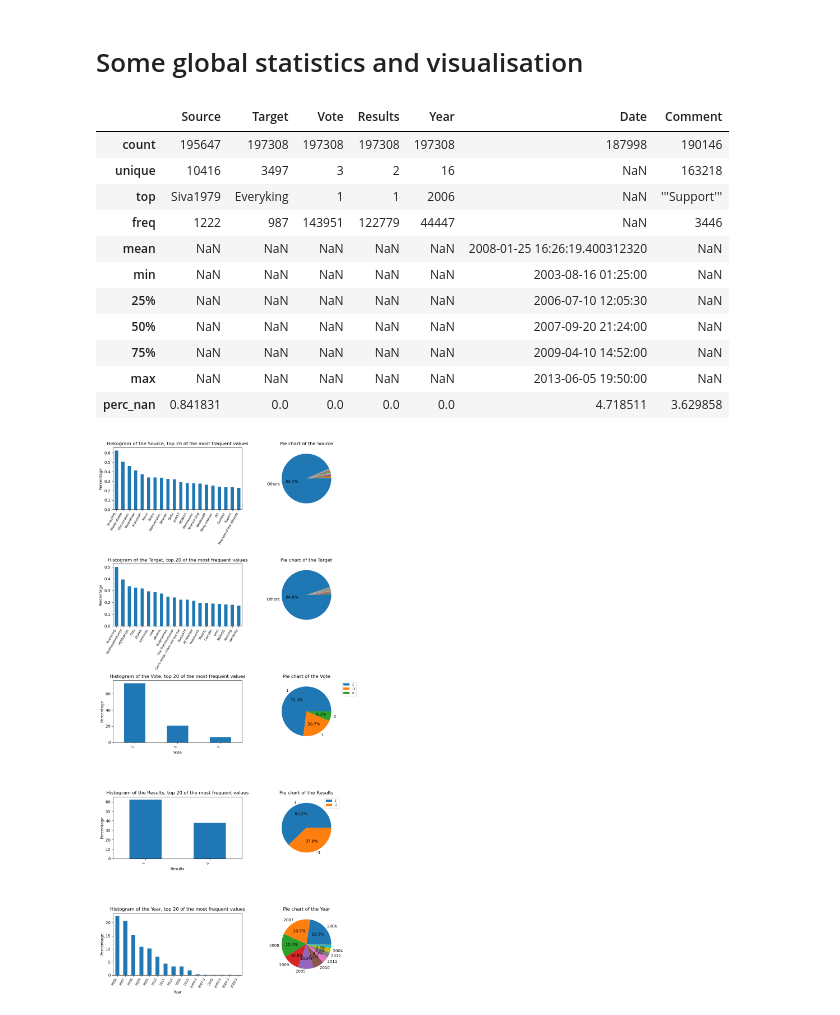
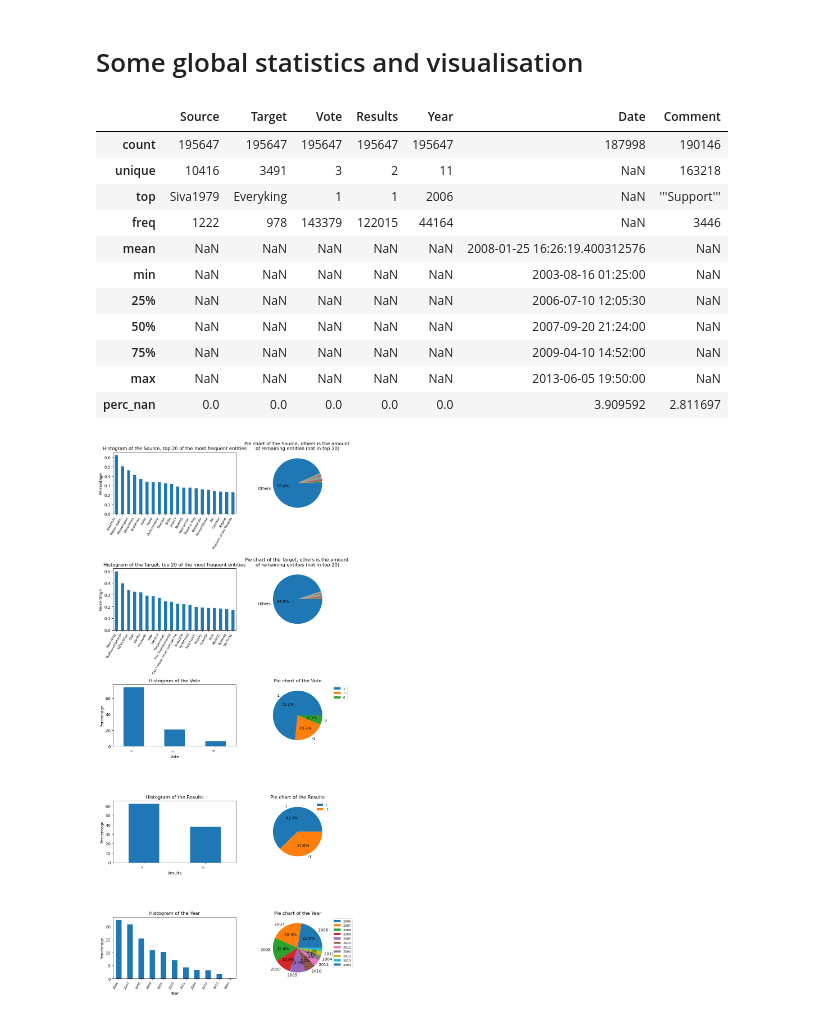
Before and after one commit to epfl-ada/ada-2023-project-abracadabra, a Jupyter notebook: data_handling.ipynb, the cells around one changed output. Saved outputs shown, nothing was run; the diff lists cells and outputs as text; code cells hidden in the pictures.

Commit message:
data_handling corrected with visualisation of strings and good title etc

```diff
--- a/data_handling.ipynb
+++ b/data_handling.ipynb
@@ -146,9 +146,9 @@ df = df.drop(duplicates.index)
 
 # Deal with duplicates that have different results
 perc_vote = (duplicates.groupby(['Target', 'Year']).Vote.value_counts(normalize=True) * 100).unstack(level='Vote')
-perc_vote['Result'] = perc_vote.apply(lambda x: 1 if x['1'] >= 70 else -1, axis=1, result_type='reduce')
+perc_vote['Result'] = perc_vote.apply(lambda x: '1' if x['1'] >= 70 else '-1', axis=1, result_type='reduce')
 # Replace results in duplicates with results in perc_vote
-duplicates['Results'] = duplicates.apply(lambda x: perc_vote.loc[(x['Target'], x['Year'])]['Result'].astype(int), axis=1)
+duplicates['Results'] = duplicates.apply(lambda x: perc_vote.loc[(x['Target'], x['Year'])]['Result'], axis=1)
 
 
 # Deal with duplicates that have different years
@@ -156,7 +156,7 @@ correct_year = pd.DataFrame({'Year': duplicates.Date.dt.year, 'Target': duplicat
 # Replace nan values in Year with most common year for each Target (some Dates are missing)
 correct_year.Year = correct_year.groupby('Target').Year.transform(lambda x: x.fillna(x.mode()[0]))
 # Replace years in duplicates with years in correct_year
-duplicates = duplicates.drop(columns='Year').join(correct_year.Year)
+duplicates = duplicates.drop(columns='Year').join(correct_year.Year.astype(int).astype(str))
 
 # Drop the duplicate rows
 duplicates.drop_duplicates(keep='first', inplace=True)
@@ -196,17 +187,17 @@ stats.loc['perc_nan'] = (1 - stats.loc['count'] / len(df)) * 100
 stats
 # %% [output]
 |  | Source | Target | Vote | Results | Year | Date | Comment |
-| count | 195647 | 197308 | 197308 | 197308 | 197308 | 187998 | 190146 |
-| unique | 10416 | 3497 | 3 | 2 | 16 | NaN | 163218 |
+| count | 195647 | 195647 | 195647 | 195647 | 195647 | 187998 | 190146 |
+| unique | 10416 | 3491 | 3 | 2 | 11 | NaN | 163218 |
 | top | Siva1979 | Everyking | 1 | 1 | 2006 | NaN | '''Support''' |
-| freq | 1222 | 987 | 143951 | 122779 | 44447 | NaN | 3446 |
-| mean | NaN | NaN | NaN | NaN | NaN | 2008-01-25 16:26:19.400312320 | NaN |
+| freq | 1222 | 978 | 143379 | 122015 | 44164 | NaN | 3446 |
+| mean | NaN | NaN | NaN | NaN | NaN | 2008-01-25 16:26:19.400312576 | NaN |
 | min | NaN | NaN | NaN | NaN | NaN | 2003-08-16 01:25:00 | NaN |
 | 25% | NaN | NaN | NaN | NaN | NaN | 2006-07-10 12:05:30 | NaN |
 | 50% | NaN | NaN | NaN | NaN | NaN | 2007-09-20 21:24:00 | NaN |
 | 75% | NaN | NaN | NaN | NaN | NaN | 2009-04-10 14:52:00 | NaN |
 | max | NaN | NaN | NaN | NaN | NaN | 2013-06-05 19:50:00 | NaN |
-| perc_nan | 0.841831 | 0.0 | 0.0 | 0.0 | 0.0 | 4.718511 | 3.629858 |
+| perc_nan | 0.0 | 0.0 | 0.0 | 0.0 | 0.0 | 3.909592 | 2.811697 |
 # %%
 warnings.filterwarnings('ignore')
 categorical_cols = ['Source', 'Target']
@@ -222,35 +213,38 @@ for i, col in enumerate(all_cols):
         top_n = pd.Series(data[col].value_counts().iloc[:n_top])
         others = pd.Series(data[col].value_counts().iloc[n_top:].sum(), index=['Others'])
         value_counts = pd.concat([top_n, others])
-        title_extension = 'Histogram of the ' + col + ', top ' + str(n_top) + ' of the most frequent values'
+        title_extension_hist = ', top ' + str(n_top) + ' of the most frequent entities'
+        title_extension_pie = ', others is the amount \nof remaining entities (not in top ' + str(n_top) + ')'
 
     elif col in value_cols:
         value_counts = data[col].value_counts()
+        title_extension_hist = ''
+        title_extension_pie = ''
 
     value_counts = 100*value_counts/np.sum(value_counts)
     labels = value_counts.index.to_list()
 
     # Count plot
     chart = value_counts[value_counts.index != 'Others'].plot(kind='bar', ax=ax1)
     chart.set_xticklabels(chart.get_xticklabels(), rotation=60, horizontalalignment='right', fontsize = 8)
-    ax1.set_title('Histogram of the ' + col + ', top ' + str(n_top) + ' of the most frequent values')
+    ax1.set_title('Histogram of the ' + col + title_extension_hist)
     ax1.set_ylabel('Percentage')
 
     # Pie chart
     wedges, texts, autotexts = ax2.pie(value_counts, labels = labels, autopct='%1.1f%%')
     threshold = 2
     for label, pct_label in zip(texts, autotexts):
         pct_value = pct_label.get_text().rstrip('%')
         if float(pct_value) < threshold:
             label.set_text('')
             pct_label.set_text('')
 
     #if too much labels, don't show legend
     if len(labels) < 12:
         ax2.legend(bbox_to_anchor=(1.05, 1), fontsize = 8)
-    ax2.set_title('Pie chart of the ' + col)
+    ax2.set_title('Pie chart of the ' + col + title_extension_pie)
 
 fig.tight_layout()
 plt.show()
 # %% [output]
-[figure, old version]
+[figure, new version]
```
Also changed, not shown: parts of 2 cells of this notebook, 1 other file.
